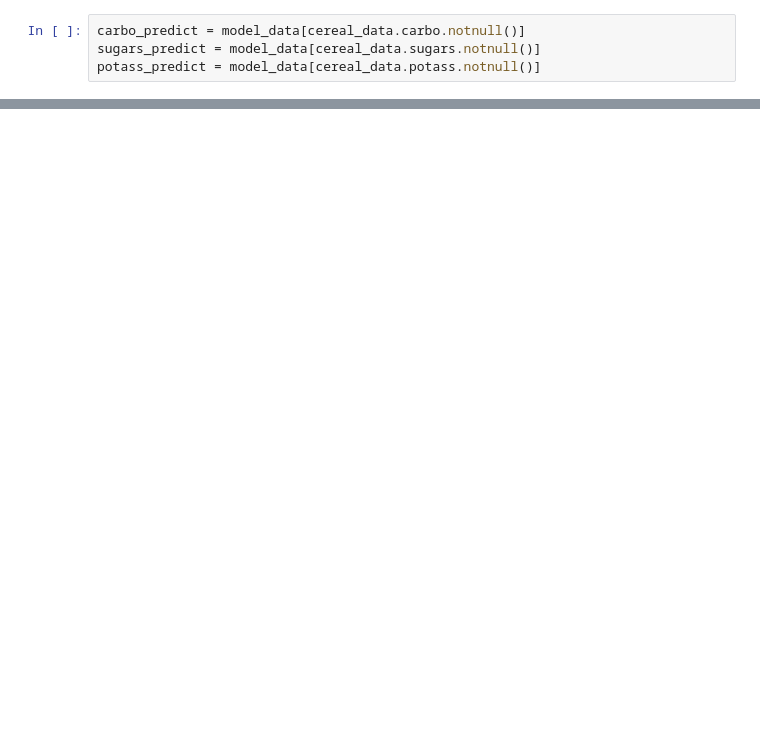
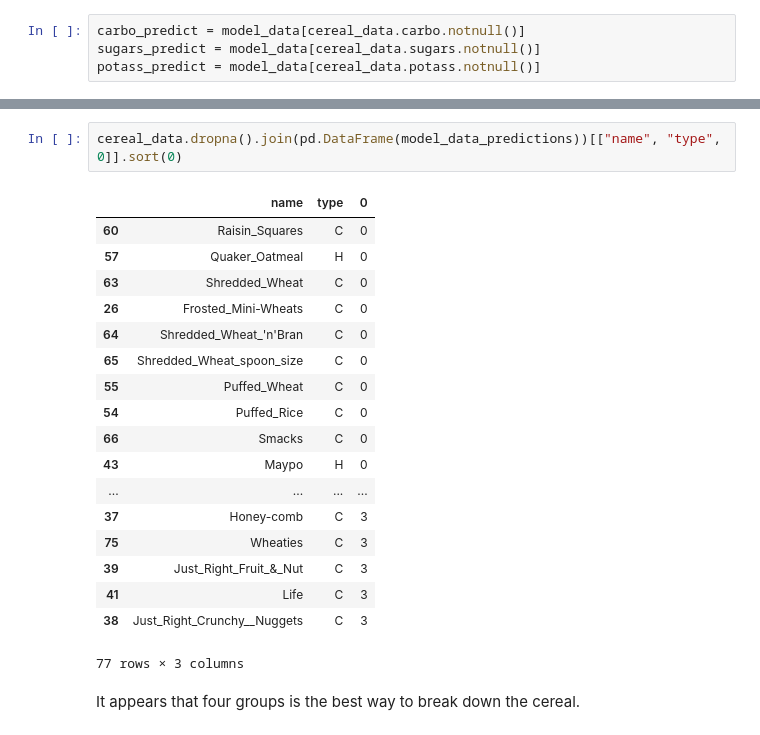
Before and after one commit to tiy-gvl-python/honey-nut-clusters, a Jupyter notebook: Clusters_of_Cereal.ipynb, the cells around one changed output, grey strips where cells are left out. Drawn from its saved outputs; the diff is of its cells as text; blank space fills up the shorter version.

```diff
--- a/Clusters_of_Cereal.ipynb
+++ b/Clusters_of_Cereal.ipynb
@@ -56,0 +67,23 @@ TypeError: score() missing 1 required positional argument: 'X'
+# %%
+cereal_data.dropna().join(pd.DataFrame(model_data_predictions))[["name", "type", 0]].sort(0)
+# %% [output]
+|  | name | type | 0 |
+| 60 | Raisin_Squares | C | 0 |
+| 57 | Quaker_Oatmeal | H | 0 |
+| 63 | Shredded_Wheat | C | 0 |
+| 26 | Frosted_Mini-Wheats | C | 0 |
+| 64 | Shredded_Wheat_'n'Bran | C | 0 |
+| 65 | Shredded_Wheat_spoon_size | C | 0 |
+| 55 | Puffed_Wheat | C | 0 |
+| 54 | Puffed_Rice | C | 0 |
+| 66 | Smacks | C | 0 |
+| 43 | Maypo | H | 0 |
+| ... | ... | ... | ... |
+| 37 | Honey-comb | C | 3 |
+| 75 | Wheaties | C | 3 |
+| 39 | Just_Right_Fruit_&_Nut | C | 3 |
+| 41 | Life | C | 3 |
+| 38 | Just_Right_Crunchy__Nuggets | C | 3 |
+77 rows × 3 columns
+# %% [markdown]
+It appears that four groups is the best way to break down the cereal.
```
Also changed, not shown: parts of 8 cells of this notebook.
